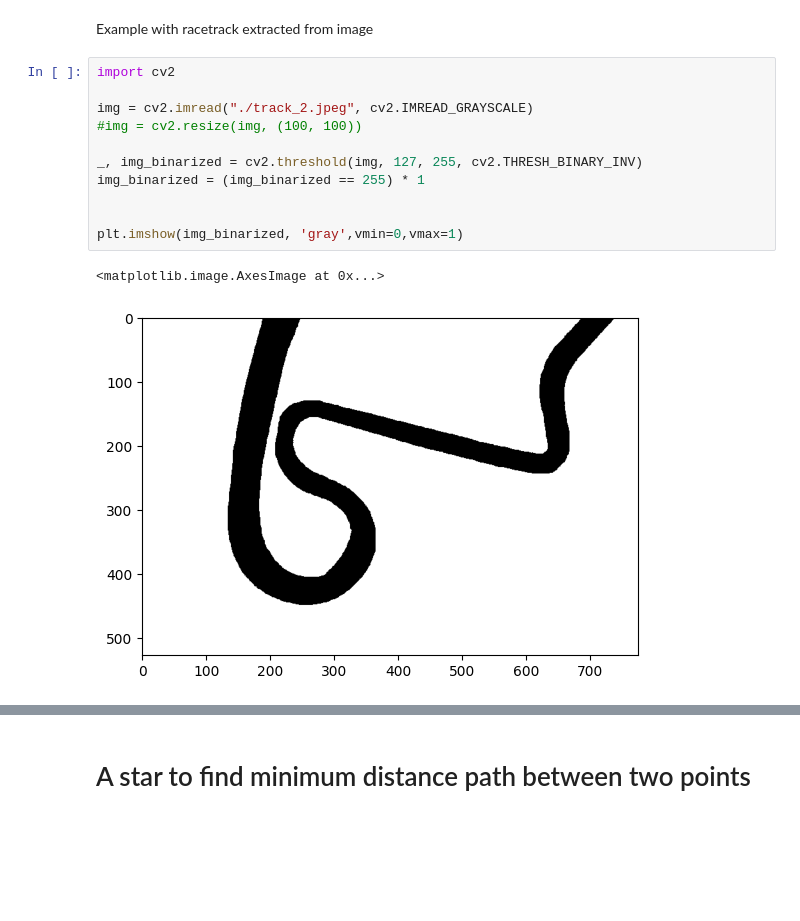
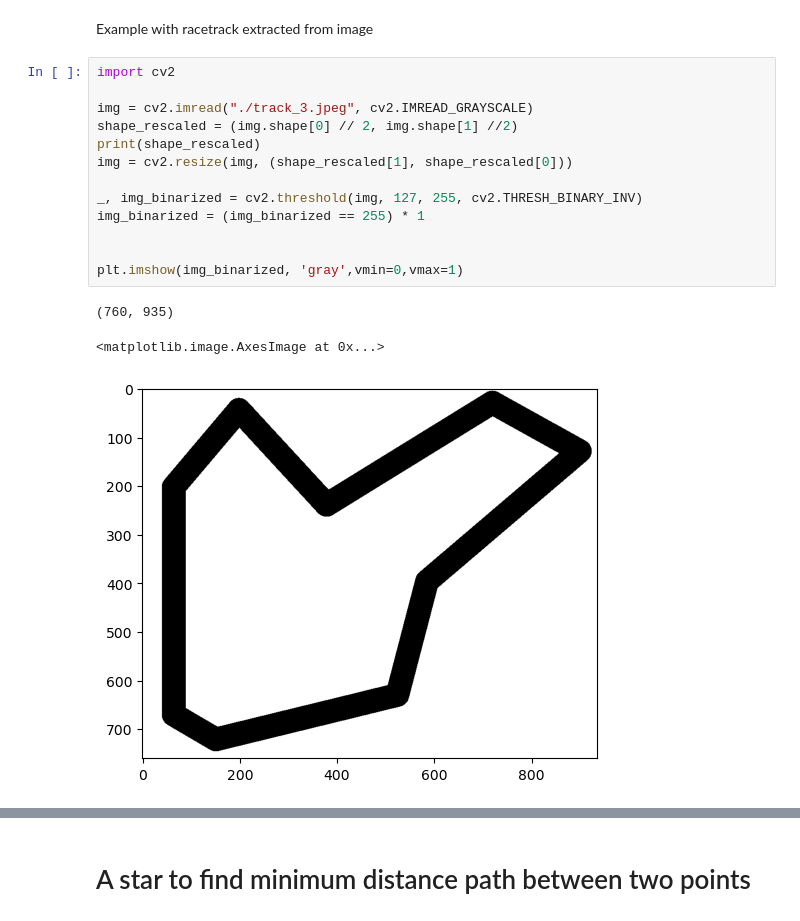
Before and after one commit to tim200002/TAS-Racer, a Jupyter notebook: scripts/generate_np_map.ipynb, the cells around one changed output, grey strips where cells are left out. Cells and saved outputs as stored; diff of their text form; blank space fills up the shorter version.

```diff
--- a/scripts/generate_np_map.ipynb
+++ b/scripts/generate_np_map.ipynb
@@ -345,15 +345,18 @@ Example with racetrack extracted from image
 # %%
 import cv2
 
-img = cv2.imread("./track_2.jpeg", cv2.IMREAD_GRAYSCALE)
-#img = cv2.resize(img, (100, 100))
+img = cv2.imread("./track_3.jpeg", cv2.IMREAD_GRAYSCALE)
+shape_rescaled = (img.shape[0] // 2, img.shape[1] //2)
+print(shape_rescaled)
+img = cv2.resize(img, (shape_rescaled[1], shape_rescaled[0]))
 
 _, img_binarized = cv2.threshold(img, 127, 255, cv2.THRESH_BINARY_INV)
 img_binarized = (img_binarized == 255) * 1
 
 
 plt.imshow(img_binarized, 'gray',vmin=0,vmax=1)
 # %% [output]
-<matplotlib.image.AxesImage at 0x...>
+(760, 935)
+<matplotlib.image.AxesImage at 0x...>
-[figure, old version]
+[figure, new version]
 # %%
```
Also changed, not shown: parts of 5 cells of this notebook, 18 other files.
